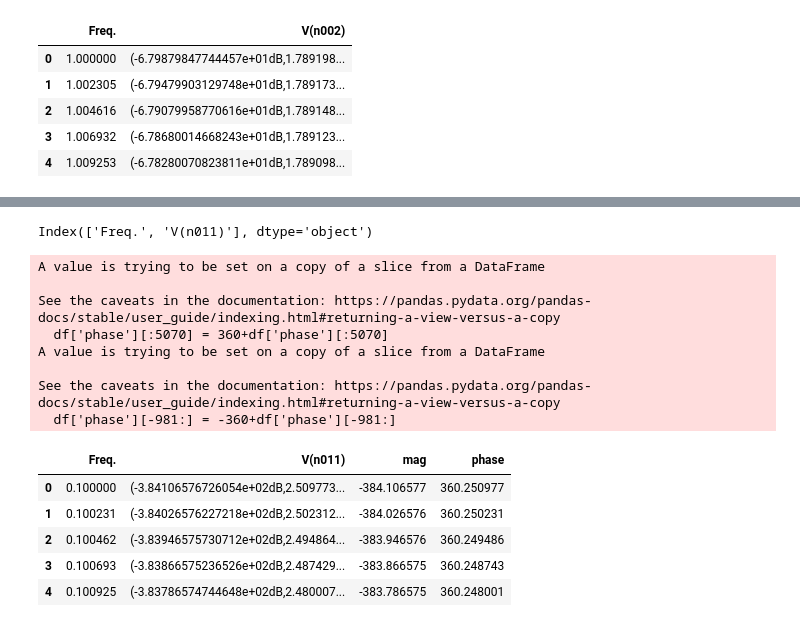
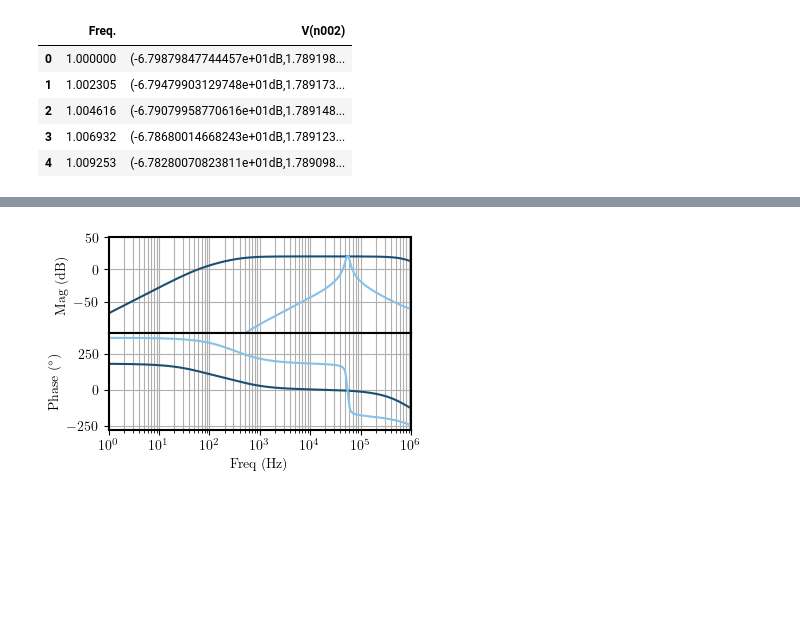
Before and after one commit to QuantumAdventures/non-linearity-experiment, a Jupyter notebook: notebooks/electronics/2. Comparison between active and passive filters.ipynb, the cells around one changed output, grey strips where cells are left out. Cells and saved outputs as stored; diff of their text form; code cells hidden in the pictures; blank space fills up the shorter version.

Commit message:
feat: add notebooks for table

```diff
--- a/notebooks/electronics/2. Comparison between active and passive filters.ipynb
+++ b/notebooks/electronics/2. Comparison between active and passive filters.ipynb
@@ -92,17 +69,37 @@ plt.show()
 # %%
+colors = ['#1B4F72', '#2E86C1', '#85C1E9']
+
+fig, (ax1, ax2) = plt.subplots(2, 1, sharex=True)
+fig.set_size_inches(3*1.3, 2.5, forward=True)
+
+ax1.figure.set_figwidth=5.4*1.3*10
+ax1.figure.set_figheight=10*4.2
+
+ax2.figure.set_figwidth=5.4*1.3*10
+ax2.figure.set_figheight=10*4.2
+
+
+ax1.plot(df['Freq.'], df['mag'], color=colors[0])
+ax1.plot(df_active['Freq.'], df_active['mag'], color=colors[2])
+ax1.set_xscale('log')
+ax1.set_xlim([1e0, 1e6])
+ax1.set_ylim([-99, 50])
+
+ax1.grid(True, which="both", ls="-")
+
+ax2.set_xlabel('Freq (Hz)')
+
+ax1.set_ylabel('Mag (dB)')
+
+ax2.set_ylabel(r'Phase (${}^\circ$)')
+
+ax2.plot(df['Freq.'], df['phase'], color=colors[0])
+ax2.plot(df_active['Freq.'], df_active['phase'], color=colors[2])
+ax2.set_xscale('log')
+ax2.set_xlim([1e0, 1e6])
+ax2.grid(True, which="both", ls="-")
+plt.subplots_adjust(wspace=0, hspace=0)
+
+plt.savefig('../../plots/bode_filters.png',dpi=300, bbox_inches = 'tight')
 # %% [output]
-Index(['Freq.', 'V(n011)'], dtype='object')
-A value is trying to be set on a copy of a slice from a DataFrame
-
-See the caveats in the documentation: https://pandas.pydata.org/pandas-docs/stable/user_guide/indexing.html#returning-a-view-versus-a-copy
-  df['phase'][:5070] = 360+df['phase'][:5070]
-A value is trying to be set on a copy of a slice from a DataFrame
-
-See the caveats in the documentation: https://pandas.pydata.org/pandas-docs/stable/user_guide/indexing.html#returning-a-view-versus-a-copy
-  df['phase'][-981:] = -360+df['phase'][-981:]
-|  | Freq. | V(n011) | mag | phase |
-| 0 | 0.100000 | (-3.84106576726054e+02dB,2.509773... | -384.106577 | 360.250977 |
-| 1 | 0.100231 | (-3.84026576227218e+02dB,2.502312... | -384.026576 | 360.250231 |
-| 2 | 0.100462 | (-3.83946575730712e+02dB,2.494864... | -383.946576 | 360.249486 |
-| 3 | 0.100693 | (-3.83866575236526e+02dB,2.487429... | -383.866575 | 360.248743 |
-| 4 | 0.100925 | (-3.83786574744648e+02dB,2.480007... | -383.786575 | 360.248001 |
+[figure, added]
```
Also changed, not shown: parts of 4 cells of this notebook, 6 other files.
